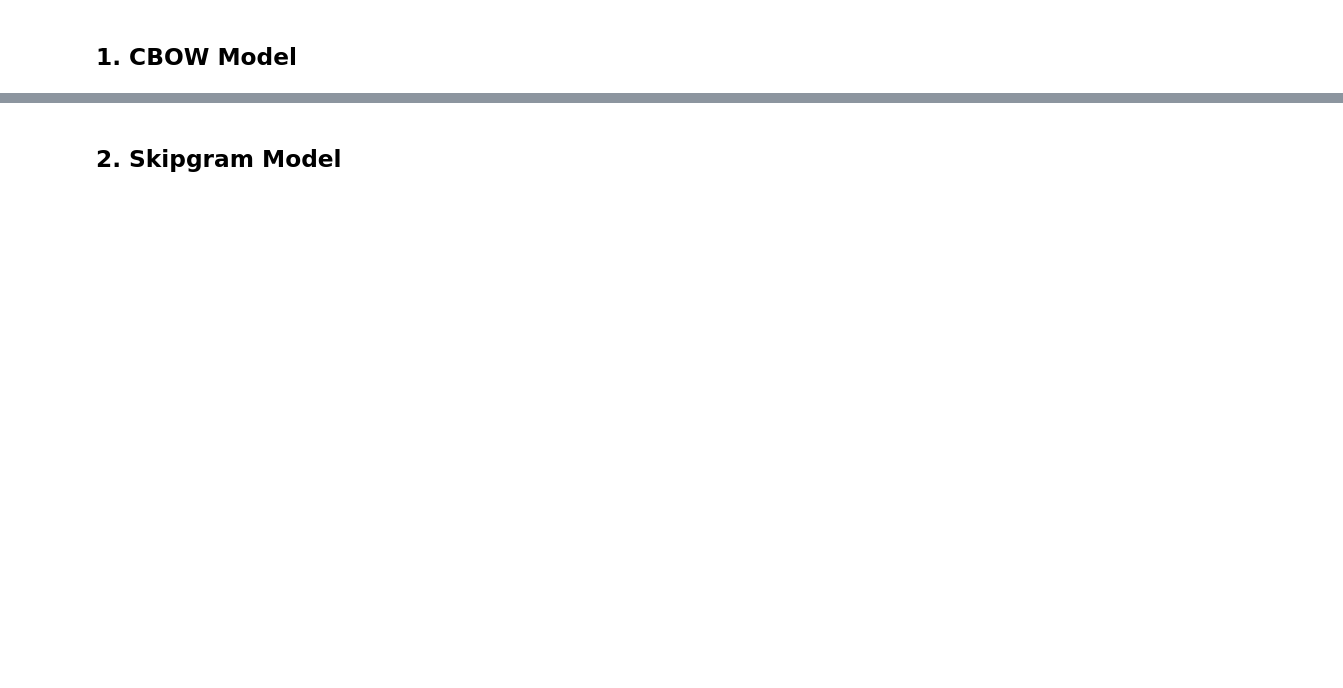
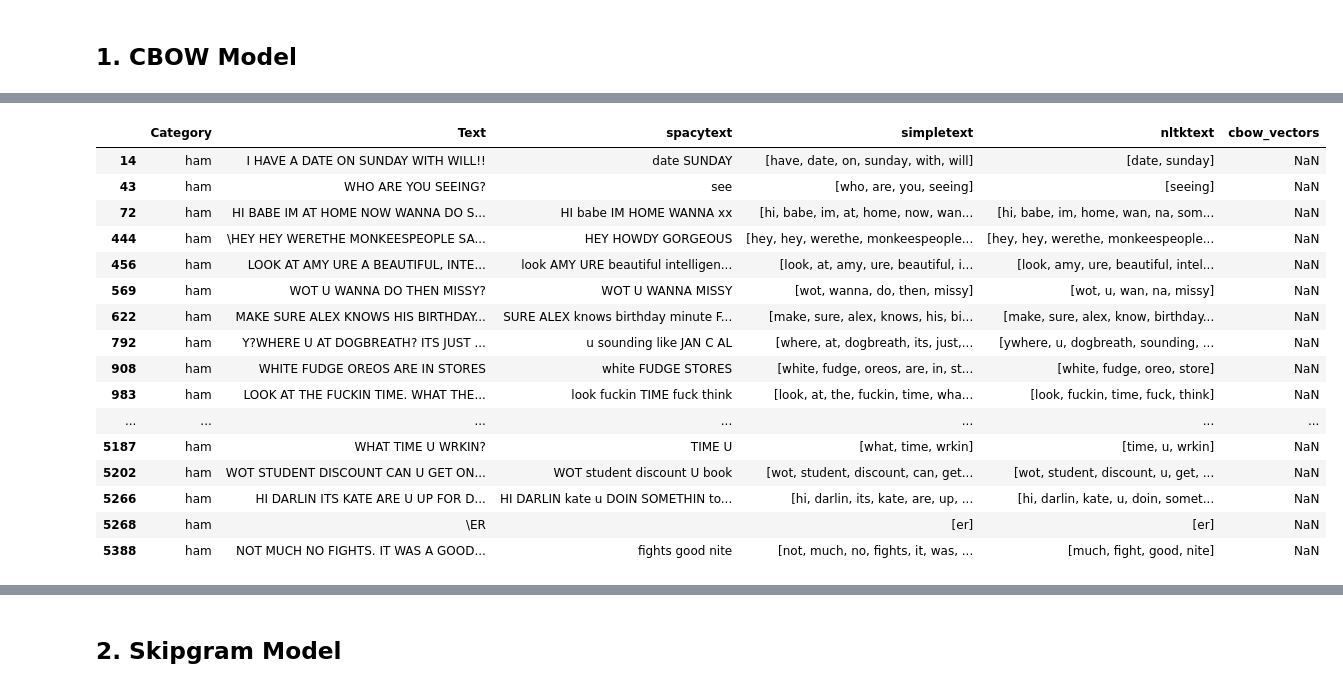
Before and after one commit to aparna-sreevalsan/ICT-Projects, a Jupyter notebook: Casestudy_5_NLP_Classifier_2_Oct_2022.ipynb, the cells around one changed output, grey strips where cells are left out. Saved outputs shown, nothing was run; the diff lists cells and outputs as text; code cells hidden in the pictures; blank space fills up the shorter version.

```diff
--- a/Casestudy_5_NLP_Classifier_2_Oct_2022.ipynb
+++ b/Casestudy_5_NLP_Classifier_2_Oct_2022.ipynb
@@ -159,0 +327,2 @@ preprocessed_v2[0]
+# %%
+df['nltktext'] = df['Text'].apply(nltk_preprocess)
@@ -160,8 +352,11 @@ preprocessed_v2[0]
+# %%
+# Getting the values
+tokens = pd.Series(df.nltktext.values)
 # %% [markdown]
 ## 1. CBOW Model
 # %%
 # train a cbow model from the given data set
-cbow_model = wtv(preprocessed_v2, size=300, window=9, min_count=2, sg=0)
+cbow_model = wtv(tokens, size=300, window=9, min_count=2, sg=0)
 # %%
 # extract vectors from all words in doc
 def get_embedding_cbow(doc_tokens):
@@ -173,3 +368,5 @@ def get_embedding_cbow(doc_tokens):
             embeddings.append(model.wv.word_vec(tok))
     # mean the vectors of individual words to get the vector of the statement
     return np.mean(embeddings, axis=0)
+# %%
+df['cbow_vectors'] = df['Text'].apply(lambda x: get_embedding_cbow(x))
@@ -175,0 +383,20 @@ def get_embedding_cbow(doc_tokens):
+# %%
+df[df['cbow_vectors'].isnull() == True]
+# %% [output]
+|  | Category | Text | spacytext | simpletext | nltktext | cbow_vectors |
+| 14 | ham | I HAVE A DATE ON SUNDAY WITH WILL!! | date SUNDAY | [have, date, on, sunday, with, will] | [date, sunday] | NaN |
+| 43 | ham | WHO ARE YOU SEEING? | see | [who, are, you, seeing] | [seeing] | NaN |
+| 72 | ham | HI BABE IM AT HOME NOW WANNA DO S... | HI babe IM HOME WANNA xx | [hi, babe, im, at, home, now, wan... | [hi, babe, im, home, wan, na, som... | NaN |
+| 444 | ham | \HEY HEY WERETHE MONKEESPEOPLE SA... | HEY HOWDY GORGEOUS | [hey, hey, werethe, monkeespeople... | [hey, hey, werethe, monkeespeople... | NaN |
+| 456 | ham | LOOK AT AMY URE A BEAUTIFUL, INTE... | look AMY URE beautiful intelligen... | [look, at, amy, ure, beautiful, i... | [look, amy, ure, beautiful, intel... | NaN |
+| 569 | ham | WOT U WANNA DO THEN MISSY? | WOT U WANNA MISSY | [wot, wanna, do, then, missy] | [wot, u, wan, na, missy] | NaN |
+| 622 | ham | MAKE SURE ALEX KNOWS HIS BIRTHDAY... | SURE ALEX knows birthday minute F... | [make, sure, alex, knows, his, bi... | [make, sure, alex, know, birthday... | NaN |
+| 792 | ham | Y?WHERE U AT DOGBREATH? ITS JUST ... | u sounding like JAN C AL | [where, at, dogbreath, its, just,... | [ywhere, u, dogbreath, sounding, ... | NaN |
+| 908 | ham | WHITE FUDGE OREOS ARE IN STORES | white FUDGE STORES | [white, fudge, oreos, are, in, st... | [white, fudge, oreo, store] | NaN |
+| 983 | ham | LOOK AT THE FUCKIN TIME. WHAT THE... | look fuckin TIME fuck think | [look, at, the, fuckin, time, wha... | [look, fuckin, time, fuck, think] | NaN |
+| ... | ... | ... | ... | ... | ... | ... |
+| 5187 | ham | WHAT TIME U WRKIN? | TIME U | [what, time, wrkin] | [time, u, wrkin] | NaN |
+| 5202 | ham | WOT STUDENT DISCOUNT CAN U GET ON... | WOT student discount U book | [wot, student, discount, can, get... | [wot, student, discount, u, get, ... | NaN |
+| 5266 | ham | HI DARLIN ITS KATE ARE U UP FOR D... | HI DARLIN kate u DOIN SOMETHIN to... | [hi, darlin, its, kate, are, up, ... | [hi, darlin, kate, u, doin, somet... | NaN |
+| 5268 | ham | \ER |  | [er] | [er] | NaN |
+| 5388 | ham | NOT MUCH NO FIGHTS. IT WAS A GOOD... | fights good nite | [not, much, no, fights, it, was, ... | [much, fight, good, nite] | NaN |
```
Also changed, not shown: parts of 50 cells of this notebook.
